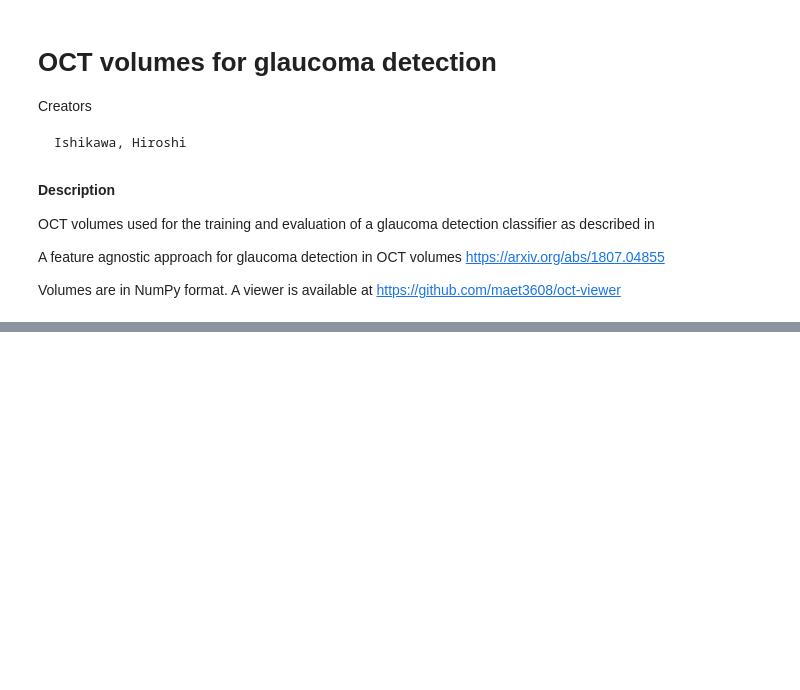
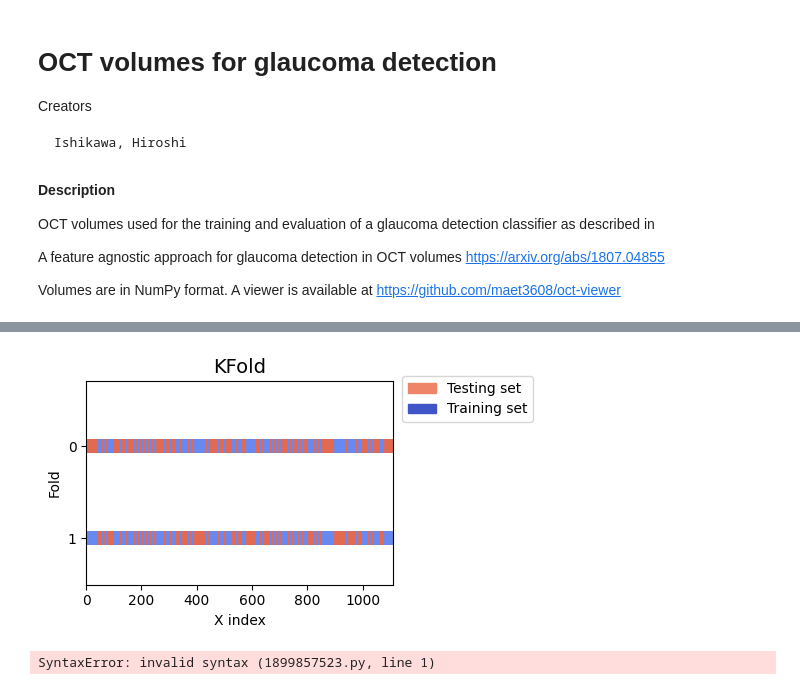
Before and after one commit to brombeersoufflee/master-thesis, a Jupyter notebook: data_npy_ex.ipynb, the cells around one changed output, grey strips where cells are left out. Saved outputs shown, nothing was run; the diff lists cells and outputs as text; code cells hidden in the pictures; blank space fills up the shorter version.

```diff
--- a/data_npy_ex.ipynb
+++ b/data_npy_ex.ipynb
@@ -31,0 +38,11 @@ fig.subplots_adjust(right=0.6)
+# %%
+from sklearn.model_selection import GroupKFold
+gkf2 = GroupKFold(n_splits=2, shuffle=True, random_state=53)
+cv_split2 = gkf2.split(X=np_array_data, y=labels_data, groups = patient_id)
+fig2, ax2 = plt.subplots(figsize=(6, 3))
+data_loader.plot_kfold(cv_split2, ax2)
+plt.tight_layout()
+fig2.subplots_adjust(right=0.6)
+plt.show()
+# %% [output]
+[figure, added]
@@ -31,0 +55,4 @@ fig.subplots_adjust(right=0.6)
+# %%
+https://matplotlib.org/stable/gallery/mplot3d/rotate_axes3d_sgskip.html#
+# %% [output]
+SyntaxError: invalid syntax (1899857523.py, line 1)
```
Also changed, not shown: parts of 4 cells of this notebook, 6 other files.
